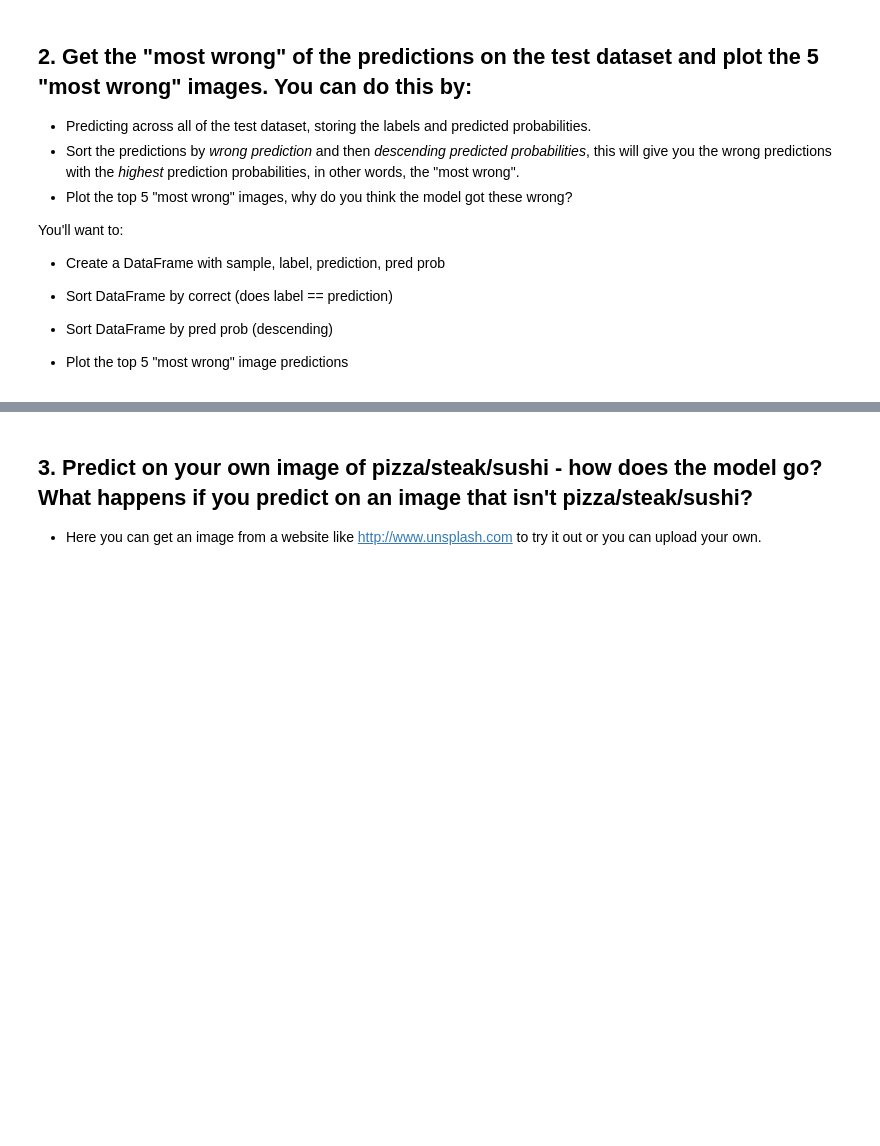
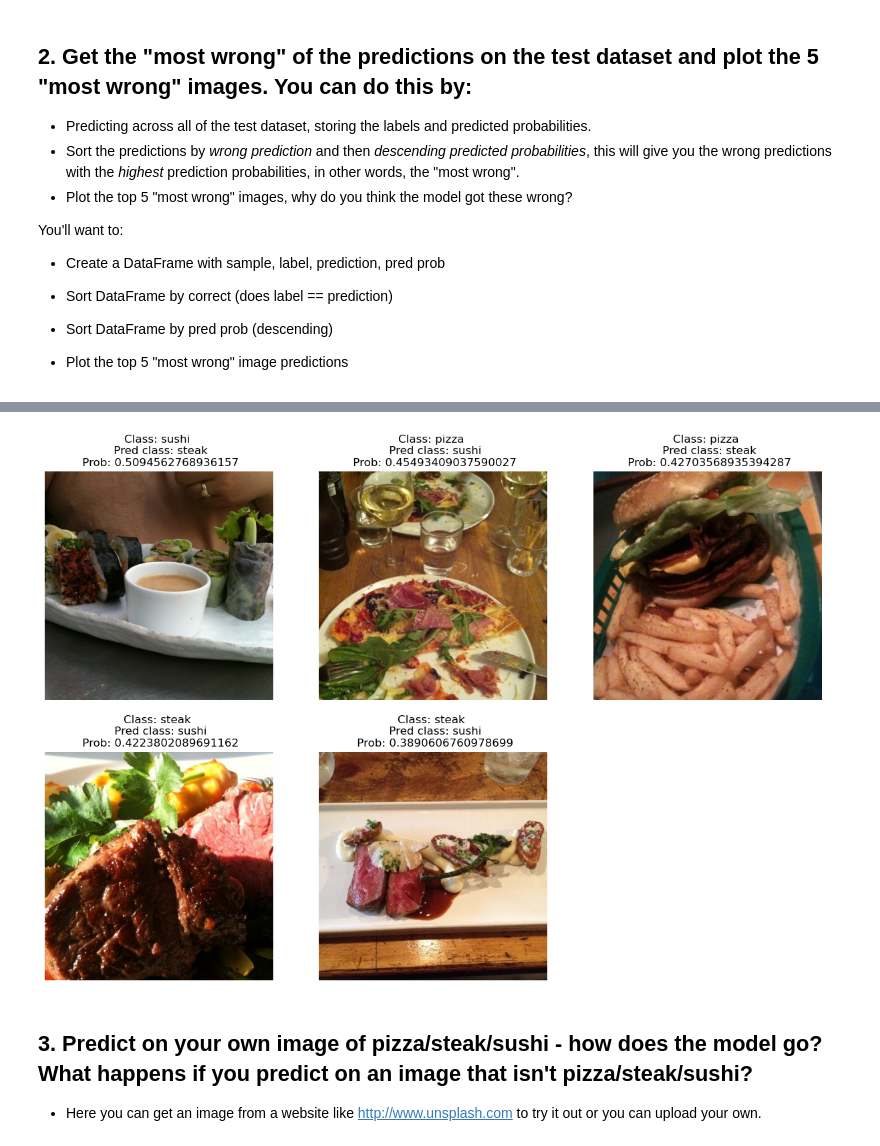
Before and after one commit to maheshsunuwar/deep-learning-pytorch, a Jupyter notebook: 06. PyTorch Transfer Learning/06_pytorch_transfer_learning_exercises.ipynb, the cells around one changed output, grey strips where cells are left out. Cells and saved outputs as stored; diff of their text form; code cells hidden in the pictures; blank space fills up the shorter version.

```diff
--- a/06. PyTorch Transfer Learning/06_pytorch_transfer_learning_exercises.ipynb
+++ b/06. PyTorch Transfer Learning/06_pytorch_transfer_learning_exercises.ipynb
@@ -314,0 +356,3 @@ class_names
+# %%
+test_pred_dicts_df = pd.DataFrame(test_pred_dicts)
+test_pred_dicts_df.head()
@@ -314,0 +366,3 @@ class_names
+# %%
+incorrect_5 = test_pred_dicts_df[test_pred_dicts_df['correct'] == False].sort_values('pred_prob', ascending=False).head()
+incorrect_5
@@ -315,3 +376,21 @@ class_names
+# %%
+from PIL import Image
+
+image_path = list(incorrect_5['image_path'])
+class_name = list(incorrect_5['class_name'])
+pred_prob = list(incorrect_5['pred_prob'])
+pred_class = list(incorrect_5['pred_class'])
+correct = list(incorrect_5['correct'])
+
+plt.figure(figsize=(15,10))
+for i in range(len(incorrect_5)):
+    img = Image.open(Path(image_path[i]))
+    plt.subplot(2,3,i+1)
+    plt.imshow(img)
+    plt.title(f'Class: {class_name[i]} \n Pred class: {pred_class[i]}\n Prob: {pred_prob[i]}')
+    plt.axis(False)
+# %% [output]
+[figure, added]
 # %% [markdown]
 ## 3. Predict on your own image of pizza/steak/sushi - how does the model go? What happens if you predict on an image that isn't pizza/steak/sushi?
 * Here you can get an image from a website like http://www.unsplash.com to try it out or you can upload your own.
```
Also changed, not shown: parts of 28 cells of this notebook, 1 other file.
